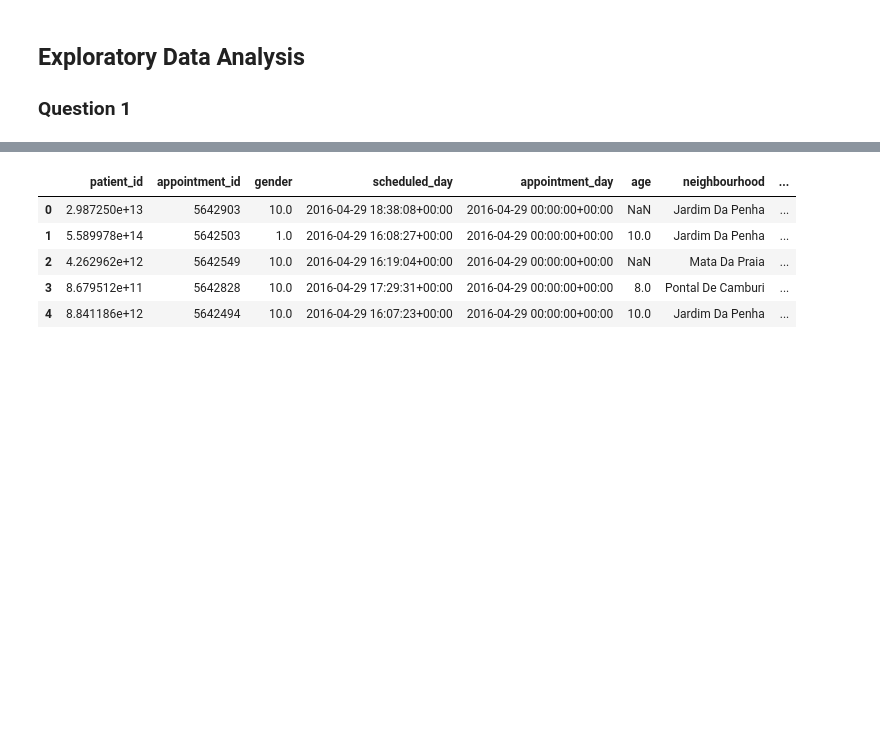
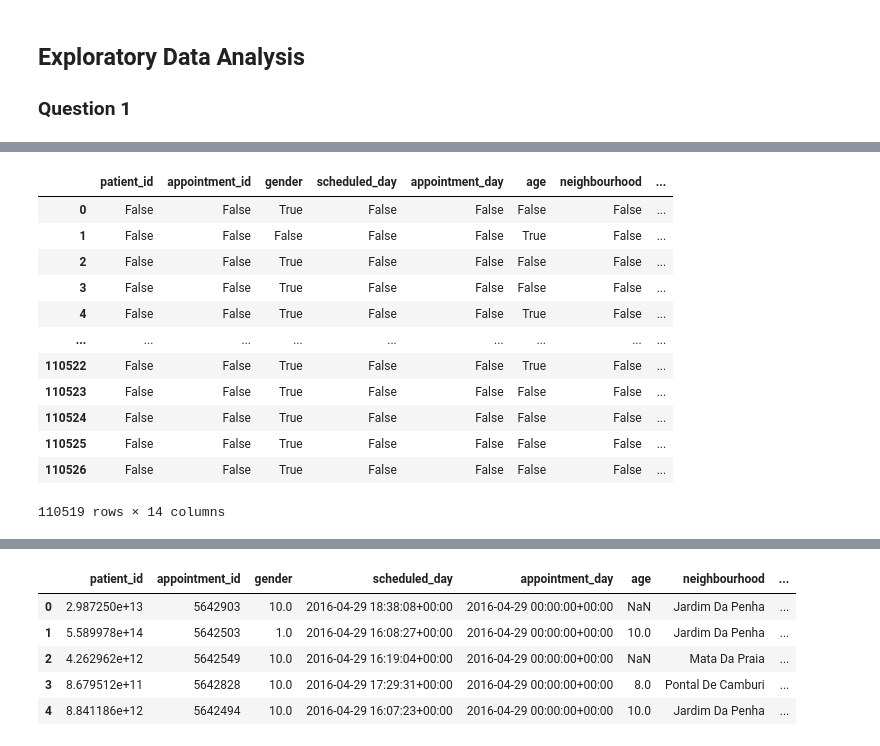
Before and after one commit to anneruhnke/no_show_analysis_update, a Jupyter notebook: no_show_analysis_update.ipynb, the cells around one changed output, grey strips where cells are left out. Cells and saved outputs as stored; diff of their text form; code cells hidden in the pictures; blank space fills up the shorter version.

```diff
--- a/no_show_analysis_update.ipynb
+++ b/no_show_analysis_update.ipynb
@@ -431,3 +451,19 @@ df[df['gender'] > df['hipertension']]
+# %%
+df.eq(10)
+# %% [output]
+|  | patient_id | appointment_id | gender | scheduled_day | appointment_day | age | neighbourhood | ... |
+| 0 | False | False | True | False | False | False | False | ... |
+| 1 | False | False | False | False | False | True | False | ... |
+| 2 | False | False | True | False | False | False | False | ... |
+| 3 | False | False | True | False | False | False | False | ... |
+| 4 | False | False | True | False | False | True | False | ... |
+| ... | ... | ... | ... | ... | ... | ... | ... | ... |
+| 110522 | False | False | True | False | False | True | False | ... |
+| 110523 | False | False | True | False | False | False | False | ... |
+| 110524 | False | False | True | False | False | False | False | ... |
+| 110525 | False | False | True | False | False | False | False | ... |
+| 110526 | False | False | True | False | False | False | False | ... |
+110519 rows × 14 columns
 # %%
 df.head()
 # %% [output]
```
Also changed, not shown: parts of 6 cells of this notebook.
